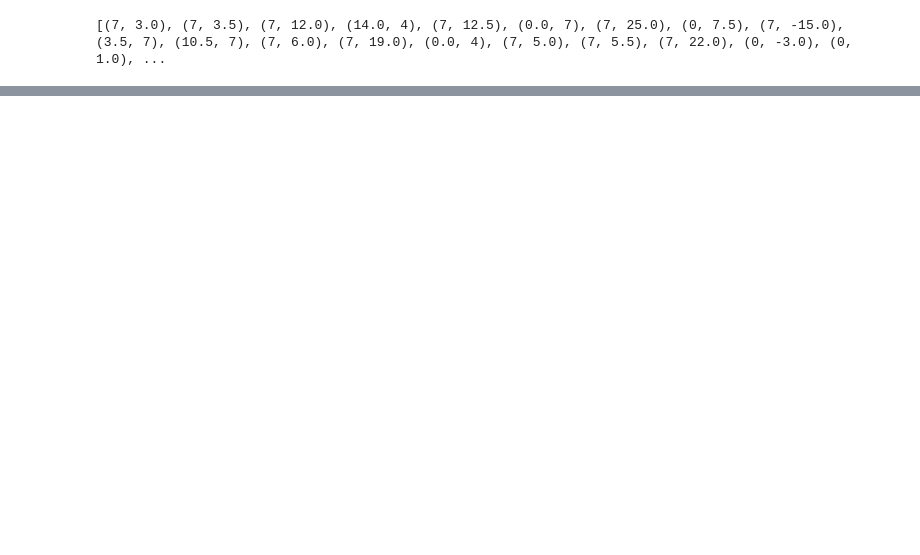
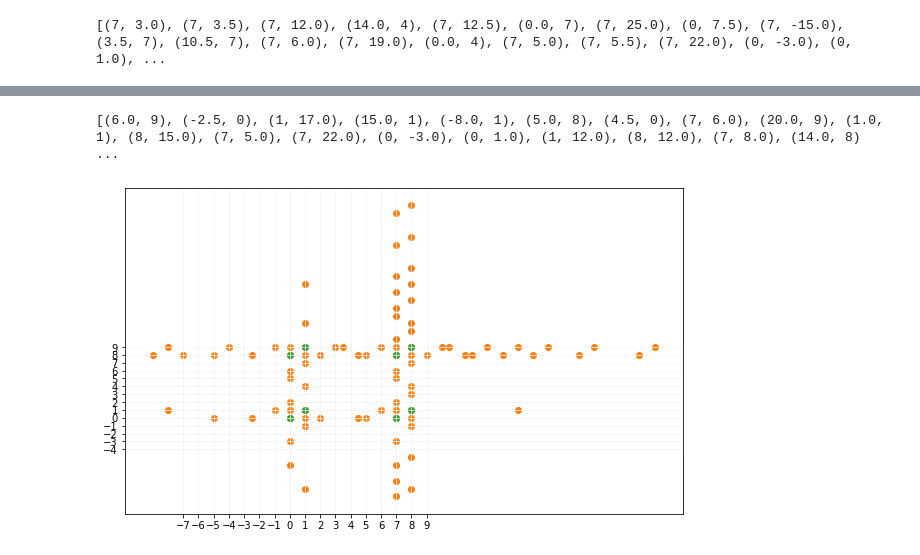
Before and after one commit to asilata/matching-distance-code, a Jupyter notebook: Notebooks/Algorithm_3vs1-ConvexHulls.ipynb, the cells around one changed output, grey strips where cells are left out. Drawn from its saved outputs; the diff is of its cells as text; code cells hidden in the pictures; blank space fills up the shorter version.

```diff
--- a/Notebooks/Algorithm_3vs1-ConvexHulls.ipynb
+++ b/Notebooks/Algorithm_3vs1-ConvexHulls.ipynb
@@ -418,0 +435,30 @@ print(Pts)
+# %%
+c1 = mod.critical_val((0,0), 0)
+c2 = mod.critical_val((7,0), 0)
+c3 = mod.critical_val((0,8),0)
+c4 = mod.critical_val((7,8),0)
+
+
+
+d1 = mod.critical_val((1,1), 1)
+d2 = mod.critical_val((8,1), 1)
+d3 = mod.critical_val((1,9),1)
+d4 = mod.critical_val((8,9),1)
+
+
+CritPts = [c1,c2,c3,c4,d1,d2,d3,d4]
+# %%
+Pts =[]
+
+for a in range(len(CritPts)):
+    for b in range(a+1,len(CritPts)):
+        for c in range(b+1,len(CritPts)):
+            for d in range(c, len(CritPts)):
+                if check_3distinct([CritPts[a],CritPts[b],CritPts[c],CritPts[d]]):
+                    pts = algo_3vs1([CritPts[a],CritPts[b],CritPts[c],CritPts[d]])
+                    Pts +=pts
+print('**********')
+print("Computed {} points (with duplicates)".format(len(Pts)))
+
+Pts = list(set(Pts))
+print("Without duplicates {}".format(len(Pts)))
@@ -418,0 +500,19 @@ print(Pts)
+# %%
+print(Pts)
+# %% [output]
+[(6.0, 9), (-2.5, 0), (1, 17.0), (15.0, 1), (-8.0, 1), (5.0, 8), (4.5, 0), (7, 6.0), (20.0, 9), (1.0, 1), (8, 15.0), (7, 5.0), (7, 22.0), (0, -3.0), (0, 1.0), (1, 12.0), (8, 12.0), (7, 8.0), (14.0, 8) ...
+# %%
+fig = plt.figure(figsize=(10,6))
+ax = fig.gca()
+
+for pt in Pts:
+    matplotlib.pyplot.scatter(pt[0], pt[1],c='C1')
+for crit in CritPts:
+    matplotlib.pyplot.scatter(crit.coords[0], crit.coords[1],c='C2')
+
+ax.set_xticks(numpy.arange(-7,10, 1))
+ax.set_yticks(numpy.arange(-4, 10, 1))
+
+plt.grid(axis='both', color='0.95')
+# %% [output]
+[figure, added]
```
Also changed, not shown: parts of 14 cells of this notebook.
